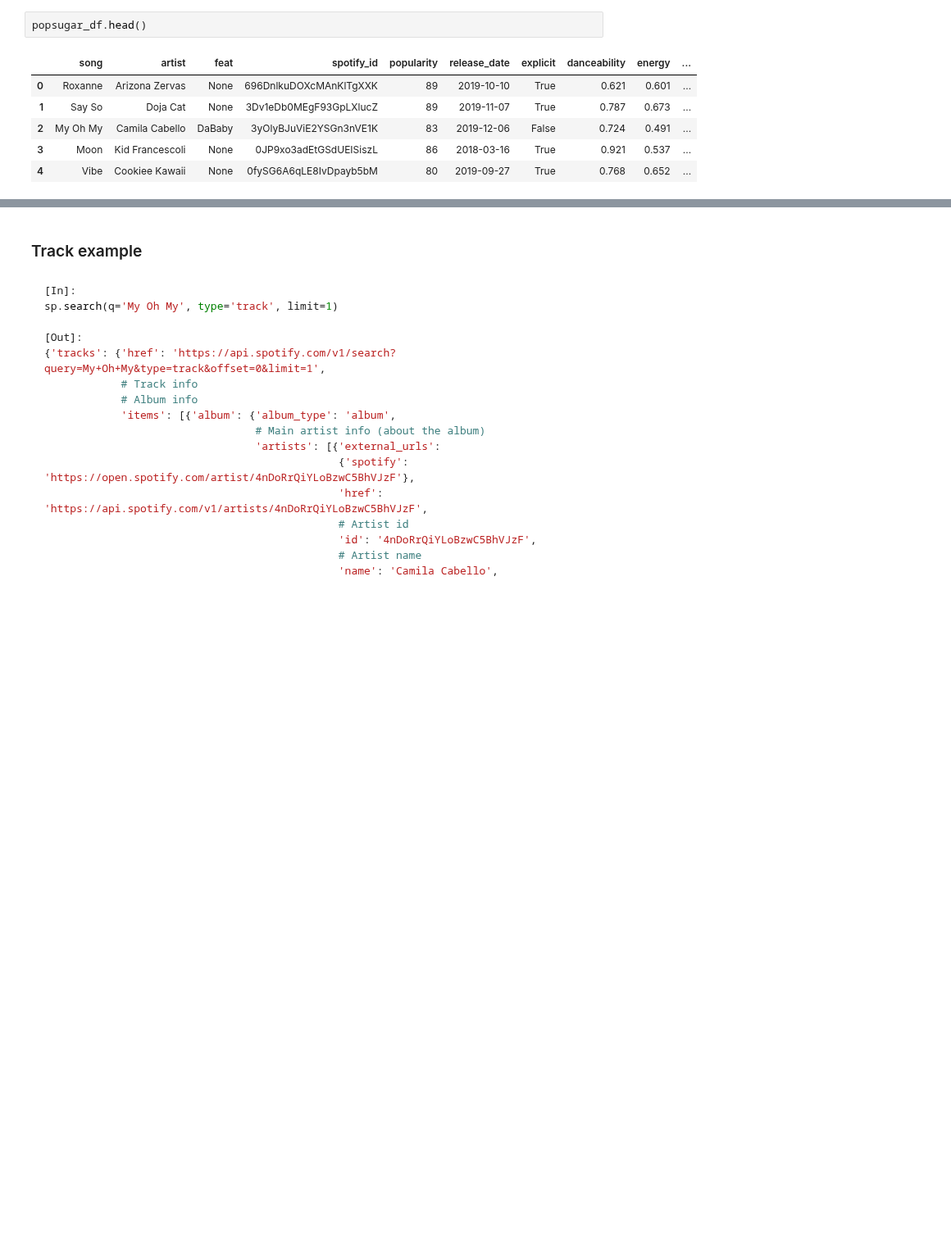
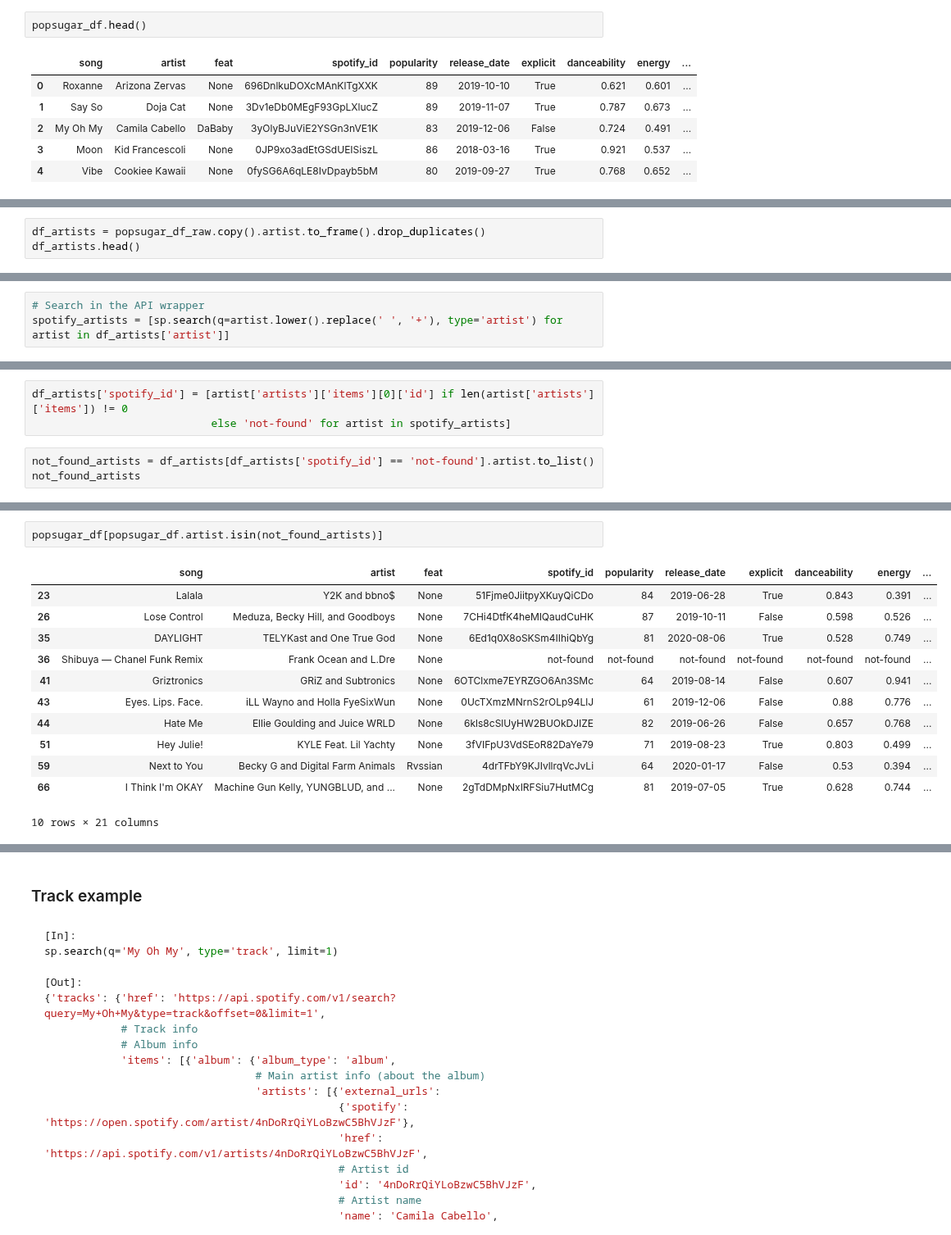
Before and after one commit to gabrielanakasato/ironhack-daft, a Jupyter notebook: proj/w04-05-project-03-04/proj03-tiktok-viral-songs-spotify-lastfm.ipynb, the cells around one changed output, grey strips where cells are left out. Shown at 82% size. Drawn from its saved outputs; the diff is of its cells as text; blank space fills up the shorter version.

```diff
--- a/proj/w04-05-project-03-04/proj03-tiktok-viral-songs-spotify-lastfm.ipynb
+++ b/proj/w04-05-project-03-04/proj03-tiktok-viral-songs-spotify-lastfm.ipynb
@@ -187,0 +217,3 @@ popsugar_df.head()
+# %%
+df_artists = popsugar_df_raw.copy().artist.to_frame().drop_duplicates()
+df_artists.head()
@@ -187,0 +227,3 @@ popsugar_df.head()
+# %%
+# Search in the API wrapper
+spotify_artists = [sp.search(q=artist.lower().replace(' ', '+'), type='artist') for artist in df_artists['artist']]
@@ -187,0 +235,6 @@ popsugar_df.head()
+# %%
+df_artists['spotify_id'] = [artist['artists']['items'][0]['id'] if len(artist['artists']['items']) != 0
+                            else 'not-found' for artist in spotify_artists]
+# %%
+not_found_artists = df_artists[df_artists['spotify_id'] == 'not-found'].artist.to_list()
+not_found_artists
@@ -187,0 +272,15 @@ popsugar_df.head()
+# %%
+popsugar_df[popsugar_df.artist.isin(not_found_artists)]
+# %% [output]
+|  | song | artist | feat | spotify_id | popularity | release_date | explicit | danceability | energy | ... |
+| 23 | Lalala | Y2K and bbno$ | None | 51Fjme0JiitpyXKuyQiCDo | 84 | 2019-06-28 | True | 0.843 | 0.391 | ... |
+| 26 | Lose Control | Meduza, Becky Hill, and Goodboys | None | 7CHi4DtfK4heMlQaudCuHK | 87 | 2019-10-11 | False | 0.598 | 0.526 | ... |
+| 35 | DAYLIGHT | TELYKast and One True God | None | 6Ed1q0X8oSKSm4IIhiQbYg | 81 | 2020-08-06 | True | 0.528 | 0.749 | ... |
+| 36 | Shibuya — Chanel Funk Remix | Frank Ocean and L.Dre | None | not-found | not-found | not-found | not-found | not-found | not-found | ... |
+| 41 | Griztronics | GRiZ and Subtronics | None | 6OTClxme7EYRZGO6An3SMc | 64 | 2019-08-14 | False | 0.607 | 0.941 | ... |
+| 43 | Eyes. Lips. Face. | iLL Wayno and Holla FyeSixWun | None | 0UcTXmzMNrnS2rOLp94LlJ | 61 | 2019-12-06 | False | 0.88 | 0.776 | ... |
+| 44 | Hate Me | Ellie Goulding and Juice WRLD | None | 6kls8cSlUyHW2BUOkDJIZE | 82 | 2019-06-26 | False | 0.657 | 0.768 | ... |
+| 51 | Hey Julie! | KYLE Feat. Lil Yachty | None | 3fVIFpU3VdSEoR82DaYe79 | 71 | 2019-08-23 | True | 0.803 | 0.499 | ... |
+| 59 | Next to You | Becky G and Digital Farm Animals | Rvssian | 4drTFbY9KJIvllrqVcJvLi | 64 | 2020-01-17 | False | 0.53 | 0.394 | ... |
+| 66 | I Think I'm OKAY | Machine Gun Kelly, YUNGBLUD, and ... | None | 2gTdDMpNxIRFSiu7HutMCg | 81 | 2019-07-05 | True | 0.628 | 0.744 | ... |
+10 rows × 21 columns
```
Also changed, not shown: parts of 33 cells of this notebook.
